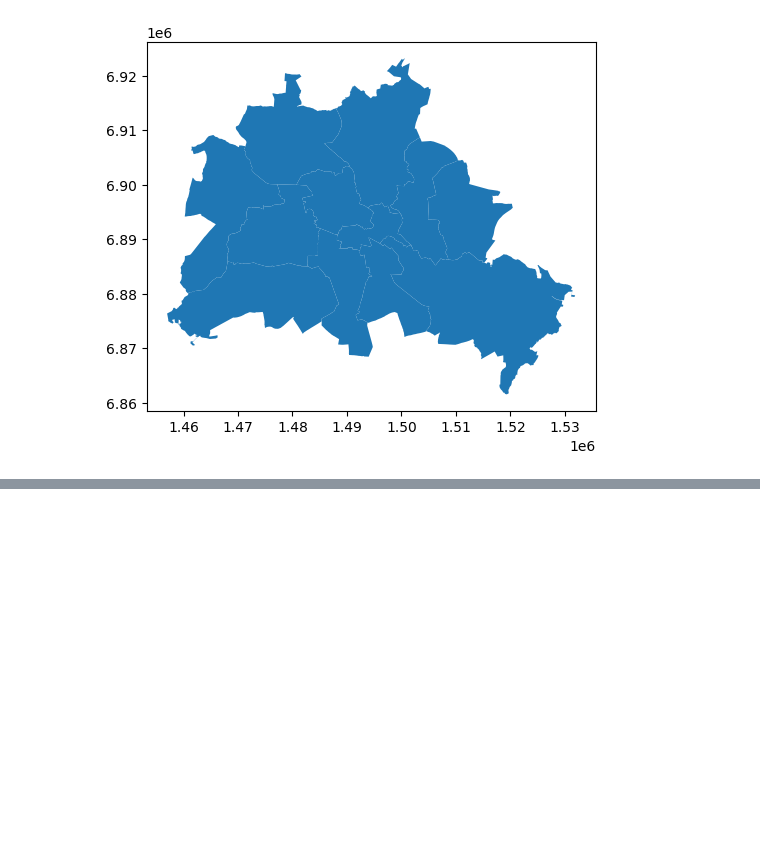
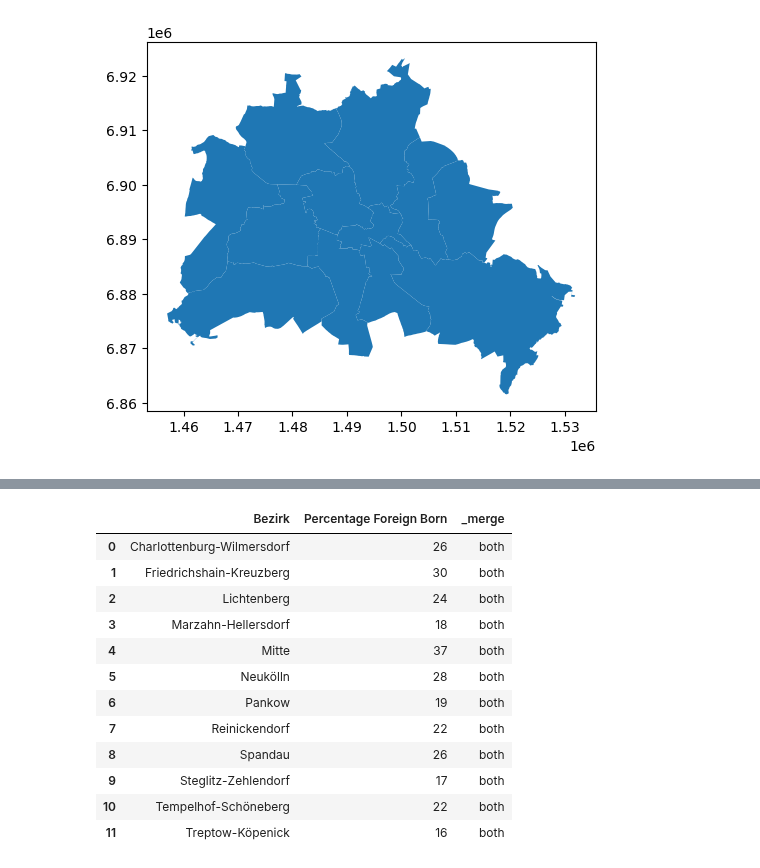
Before and after one commit to hbeck118/GIS, a Jupyter notebook: Berlin.ipynb, the cells around one changed output, grey strips where cells are left out. Cells and saved outputs as stored; diff of their text form; code cells hidden in the pictures; blank space fills up the shorter version.

```diff
--- a/Berlin.ipynb
+++ b/Berlin.ipynb
@@ -82,0 +179,19 @@ merged_berpop = pd.merge(berfb, berpop, on='')
+# %%
+berfb_map = pd.merge(ber0, merged_berpop, on='Bezirk',how='outer',indicator=True)
+berfb_map[['Bezirk','Percentage Foreign Born','_merge']]
+
+berfb_map2 = pd.merge(ber0, merged_berpop, on='Bezirk',how='inner',indicator=False)
+# %% [output]
+|  | Bezirk | Percentage Foreign Born | _merge |
+| 0 | Charlottenburg-Wilmersdorf | 26 | both |
+| 1 | Friedrichshain-Kreuzberg | 30 | both |
+| 2 | Lichtenberg | 24 | both |
+| 3 | Marzahn-Hellersdorf | 18 | both |
+| 4 | Mitte | 37 | both |
+| 5 | Neukölln | 28 | both |
+| 6 | Pankow | 19 | both |
+| 7 | Reinickendorf | 22 | both |
+| 8 | Spandau | 26 | both |
+| 9 | Steglitz-Zehlendorf | 17 | both |
+| 10 | Tempelhof-Schöneberg | 22 | both |
+| 11 | Treptow-Köpenick | 16 | both |
```
Also changed, not shown: parts of 15 cells of this notebook.
